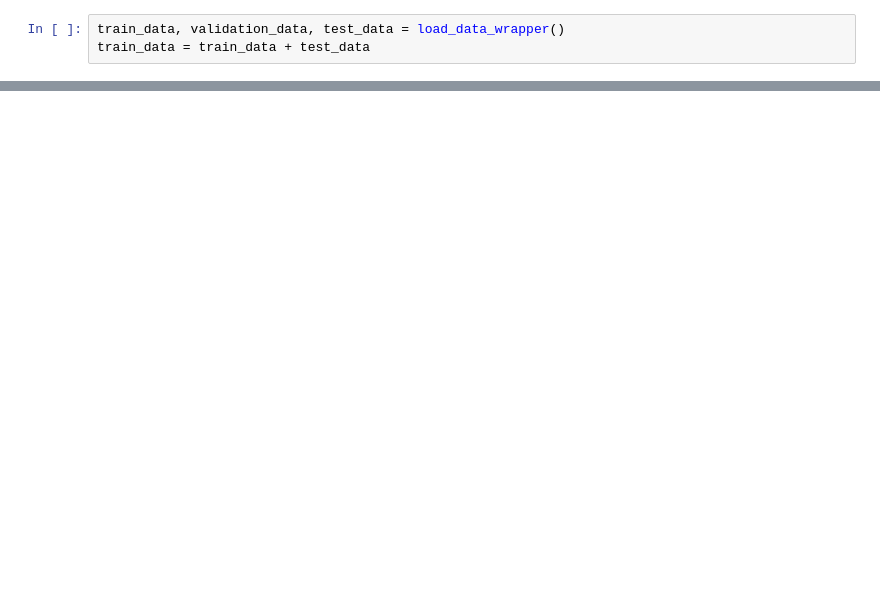
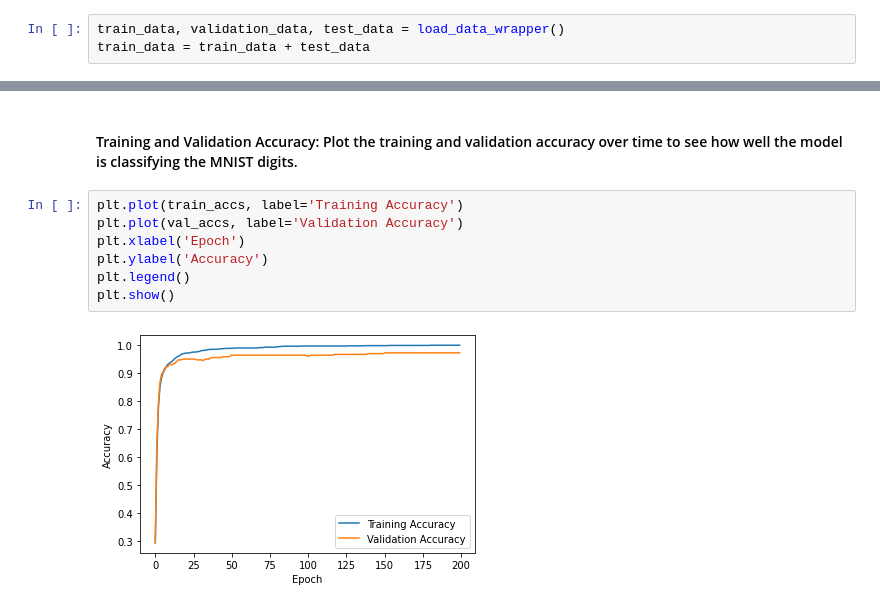
Before and after one commit to yvesemmanuel/machine_learning, a Jupyter notebook: MLP-implementation/net.ipynb, the cells around one changed output, grey strips where cells are left out. Cells and saved outputs as stored; diff of their text form; blank space fills up the shorter version.

```diff
--- a/MLP-implementation/net.ipynb
+++ b/MLP-implementation/net.ipynb
@@ -37,0 +111,11 @@ best_score = grid_search.best_score_
+# %% [markdown]
+#### Training and Validation Accuracy: Plot the training and validation accuracy over time to see how well the model is classifying the MNIST digits.
+# %%
+plt.plot(train_accs, label='Training Accuracy')
+plt.plot(val_accs, label='Validation Accuracy')
+plt.xlabel('Epoch')
+plt.ylabel('Accuracy')
+plt.legend()
+plt.show()
+# %% [output]
+[figure, added]
```
Also changed, not shown: parts of 23 cells of this notebook.
